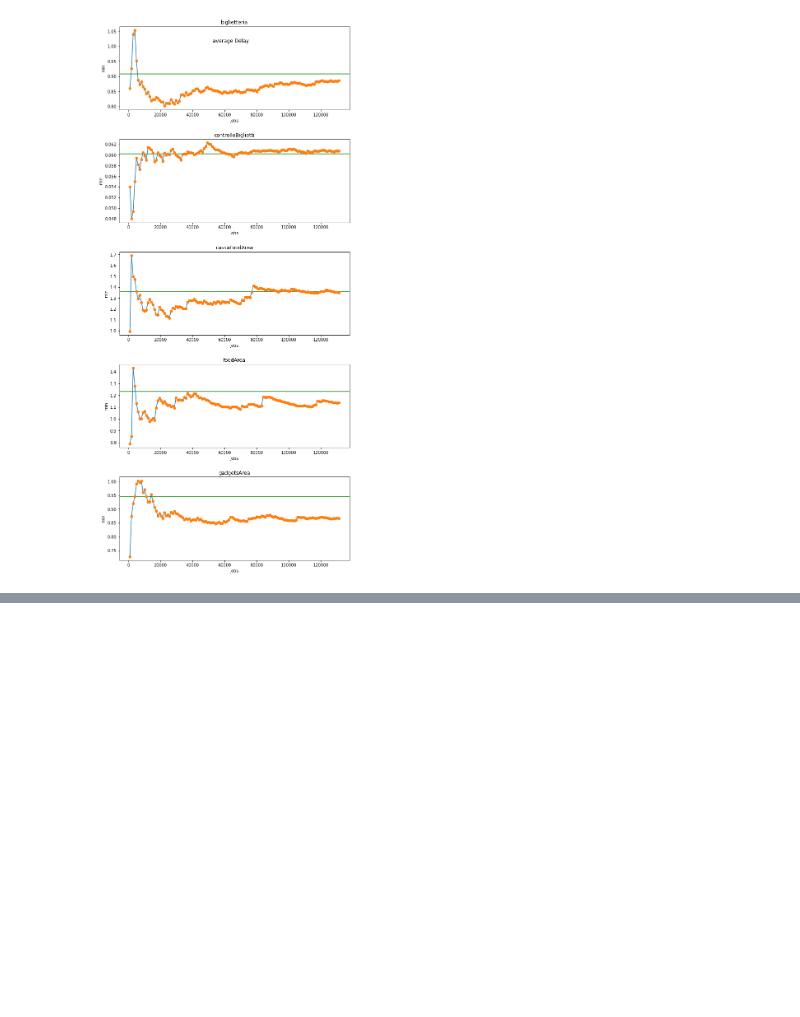
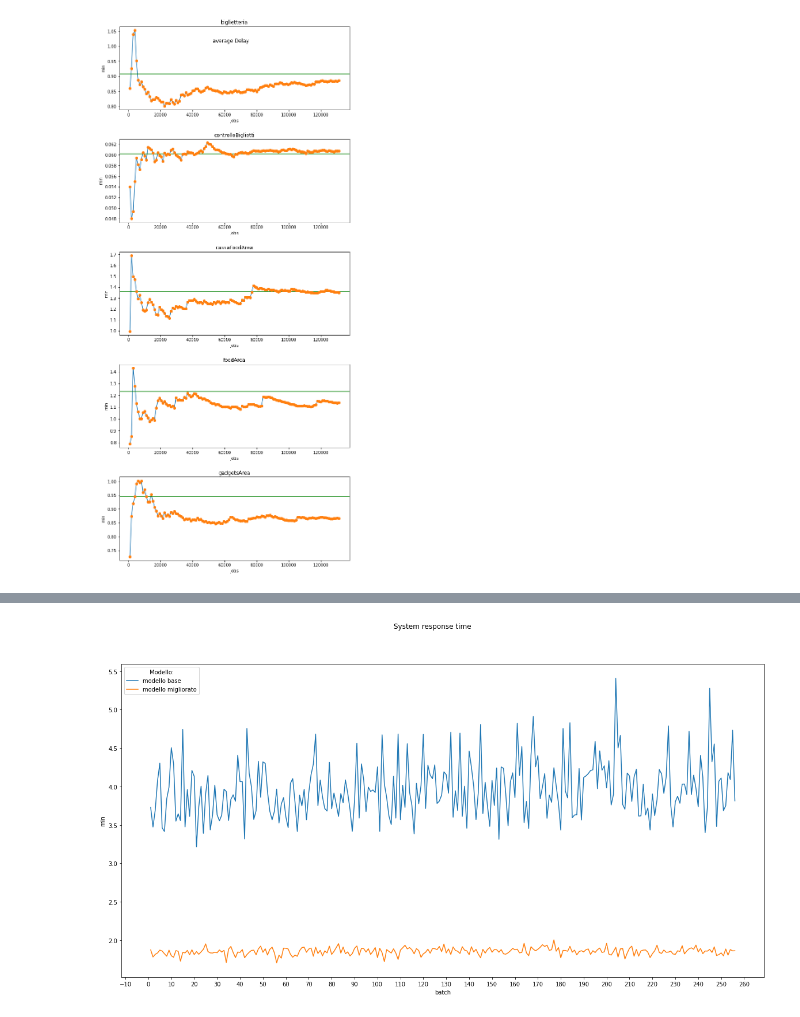
Before and after one commit to GiulioAppetito/Progetto-PMCSN, a Jupyter notebook: plots.ipynb, the cells around one changed output, grey strips where cells are left out. Cells and saved outputs as stored; diff of their text form; code cells hidden in the pictures; blank space fills up the shorter version.

```diff
--- a/plots.ipynb
+++ b/plots.ipynb
@@ -411,0 +412,67 @@ graficiVerificaUtilization()
+# %%
+def graficiVerificaUtilization():
+  intervals1 = []
+  sample_means1 = []
+  x1 = []
+  y1 = []
+
+  intervals2 = []
+  sample_means2 = []
+  x2 = []
+  y2 = []
+
+
+  url = 'https://raw.githubusercontent.com/GiulioAppetito/Progetto-PMCSN/main/baseSystemWait.csv'
+  dfb = pd.read_csv(url)
+  df1 = dfb['wait']
+
+
+  url = 'https://raw.githubusercontent.com/GiulioAppetito/Progetto-PMCSN/main/miglioratoSystemWait.csv'
+  dfm = pd.read_csv(url)
+  df2 = dfm['wait']
+
+  means1 = []
+  means2 = []
+
+  n = 0.0
+
+  for i in range(0, len(df1)):
+    n+=1
+    data = df1[i]
+    jobs = n*8192
+    x1.append(n)
+    means1.append(data)
+
+  n = 0.0
+  for i in df2.index:
+    n+=1
+    data = df2[i]
+    jobs = n*8192
+    x2.append(n)
+    means2.append(data)
+
+
+
+  # making a simple plot
+  y1 =means1
+  y2 =means2
+
+  # plotting graph
+  import matplotlib.ticker as plticker
+  fig, ax1 = plt.subplots(1,figsize=(20,10))
+  fig.suptitle('System response time')
+  ax1.plot(x1, y1, label='modello base')
+  ax1.plot(x2, y2, label = 'modello migliorato')
+  loc = plticker.MultipleLocator(base=10.0) # this locator puts ticks at regular intervals
+  ax1.xaxis.set_major_locator(loc)
+
+  ax1.legend(title='Modello:',loc='upper left')
+
+  ax1.set_xlabel('batch')
+  ax1.set_ylabel('min')
+
+
+
+graficiVerificaUtilization()
+# %% [output]
+[figure, added]
```
Also changed, not shown: parts of 1 cell of this notebook.
